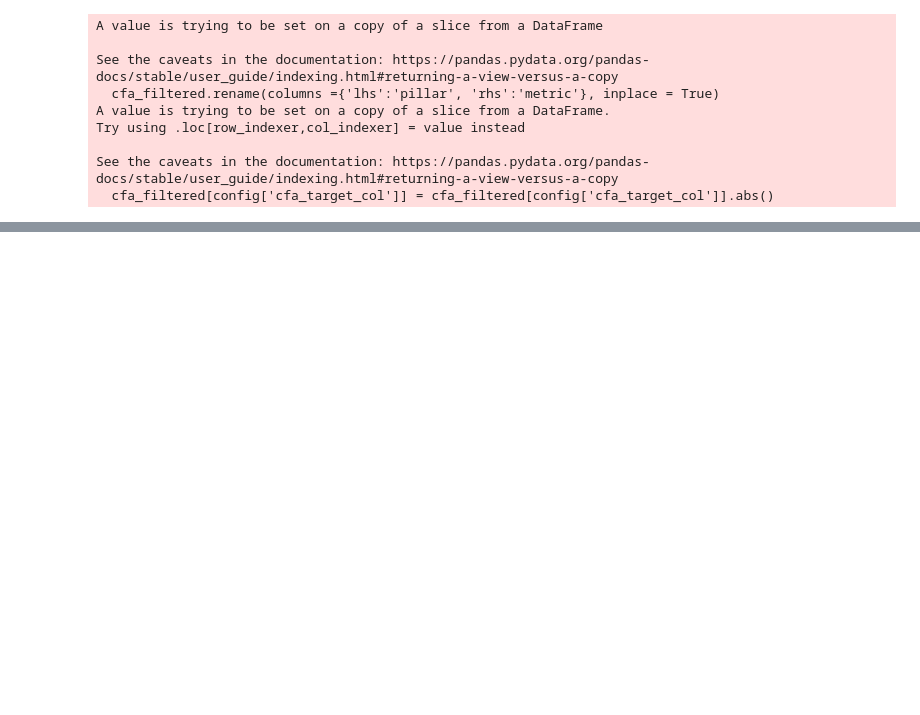
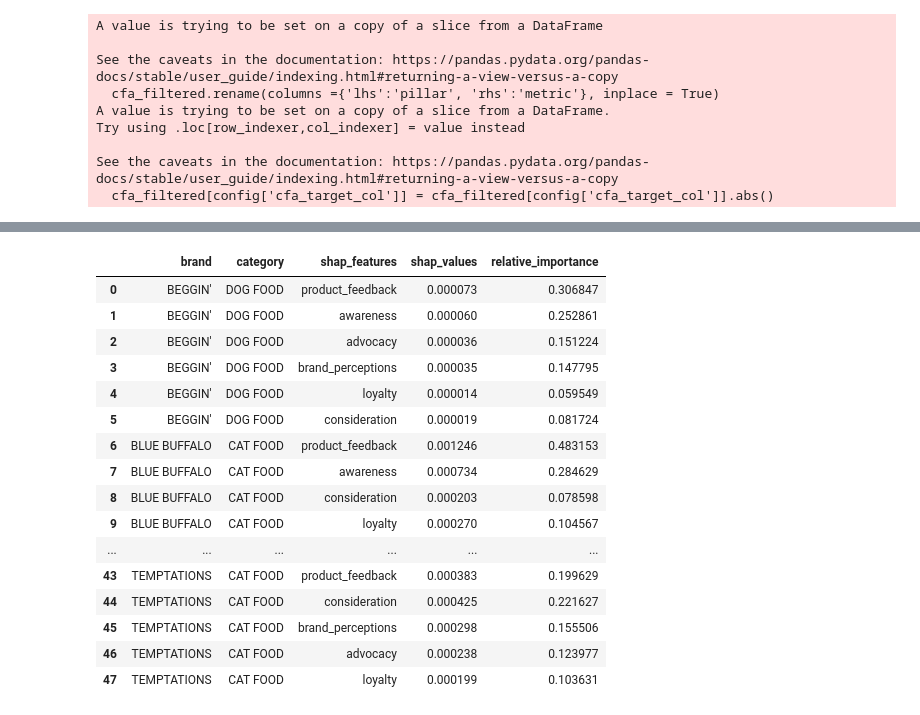
Before and after one commit to vks-varma/brandhub-capability, a Jupyter notebook: src/BHC_Capability/rough_book.ipynb, the cells around one changed output, grey strips where cells are left out. Saved outputs shown, nothing was run; the diff lists cells and outputs as text; code cells hidden in the pictures; blank space fills up the shorter version.

```diff
--- a/src/BHC_Capability/rough_book.ipynb
+++ b/src/BHC_Capability/rough_book.ipynb
@@ -1190,0 +1179,26 @@ scaled_score_creation(pillar_data, config)
+# %%
+def importance_model_data_prep(model_idv_dv_df, col_available, config, test_size_ratio=0.1, shuffle=True):
+    """
+    Prepare model data by splitting into training and testing sets.
+
+    Parameters:
+    model_idv_dv_df (DataFrame): The dataset containing independent and dependent variables.
+    col_available (list): List of column names to be used as independent variables.
+    config (dict): Configuration dictionary containing the dependent variable column name.
+    test_size_ratio (float): Proportion of the dataset to be used as the test set.
+    shuffle (bool): Whether to shuffle the data before splitting.
+
+    Returns:
+    tuple: train_x, test_x, train_y, test_y
+    """
+    idvs = model_idv_dv_df[col_available]
+    dv = model_idv_dv_df[config["dv_column"]]
+
+    train_x, test_x, train_y, test_y = train_test_split(
+        idvs,
+        dv,
+        test_size=int(test_size_ratio * idvs.shape[0]),
+        shuffle=shuffle,
+    )
+
+    return train_x, test_x, train_y, test_y, idvs, dv
@@ -1190,0 +1486,4 @@ scaled_score_creation(pillar_data, config)
+# %%
+imp_rf_df, imp_rf_act_pred_df = importance_run_parallel_processing(
+    scaled_data, trend_data, idv_list, config
+)
@@ -1190,0 +1569,28 @@ scaled_score_creation(pillar_data, config)
+# %%
+# Calculate the sum of SHAP values and relative importance
+sum_shap_values = filtered_imp_model_results.groupby(
+    config['data_prep_group_var']
+)["shap_values"].transform("sum")
+filtered_imp_model_results["relative_importance"] = (
+    filtered_imp_model_results["shap_values"] / sum_shap_values
+)
+# %%
+filtered_imp_model_results
+# %% [output]
+|  | brand | category | shap_features | shap_values | relative_importance |
+| 0 | BEGGIN' | DOG FOOD | product_feedback | 0.000073 | 0.306847 |
+| 1 | BEGGIN' | DOG FOOD | awareness | 0.000060 | 0.252861 |
+| 2 | BEGGIN' | DOG FOOD | advocacy | 0.000036 | 0.151224 |
+| 3 | BEGGIN' | DOG FOOD | brand_perceptions | 0.000035 | 0.147795 |
+| 4 | BEGGIN' | DOG FOOD | loyalty | 0.000014 | 0.059549 |
+| 5 | BEGGIN' | DOG FOOD | consideration | 0.000019 | 0.081724 |
+| 6 | BLUE BUFFALO | CAT FOOD | product_feedback | 0.001246 | 0.483153 |
+| 7 | BLUE BUFFALO | CAT FOOD | awareness | 0.000734 | 0.284629 |
+| 8 | BLUE BUFFALO | CAT FOOD | consideration | 0.000203 | 0.078598 |
+| 9 | BLUE BUFFALO | CAT FOOD | loyalty | 0.000270 | 0.104567 |
+| ... | ... | ... | ... | ... | ... |
+| 43 | TEMPTATIONS | CAT FOOD | product_feedback | 0.000383 | 0.199629 |
+| 44 | TEMPTATIONS | CAT FOOD | consideration | 0.000425 | 0.221627 |
+| 45 | TEMPTATIONS | CAT FOOD | brand_perceptions | 0.000298 | 0.155506 |
+| 46 | TEMPTATIONS | CAT FOOD | advocacy | 0.000238 | 0.123977 |
+| 47 | TEMPTATIONS | CAT FOOD | loyalty | 0.000199 | 0.103631 |
```
Also changed, not shown: parts of 22 cells of this notebook, 5 other files.
